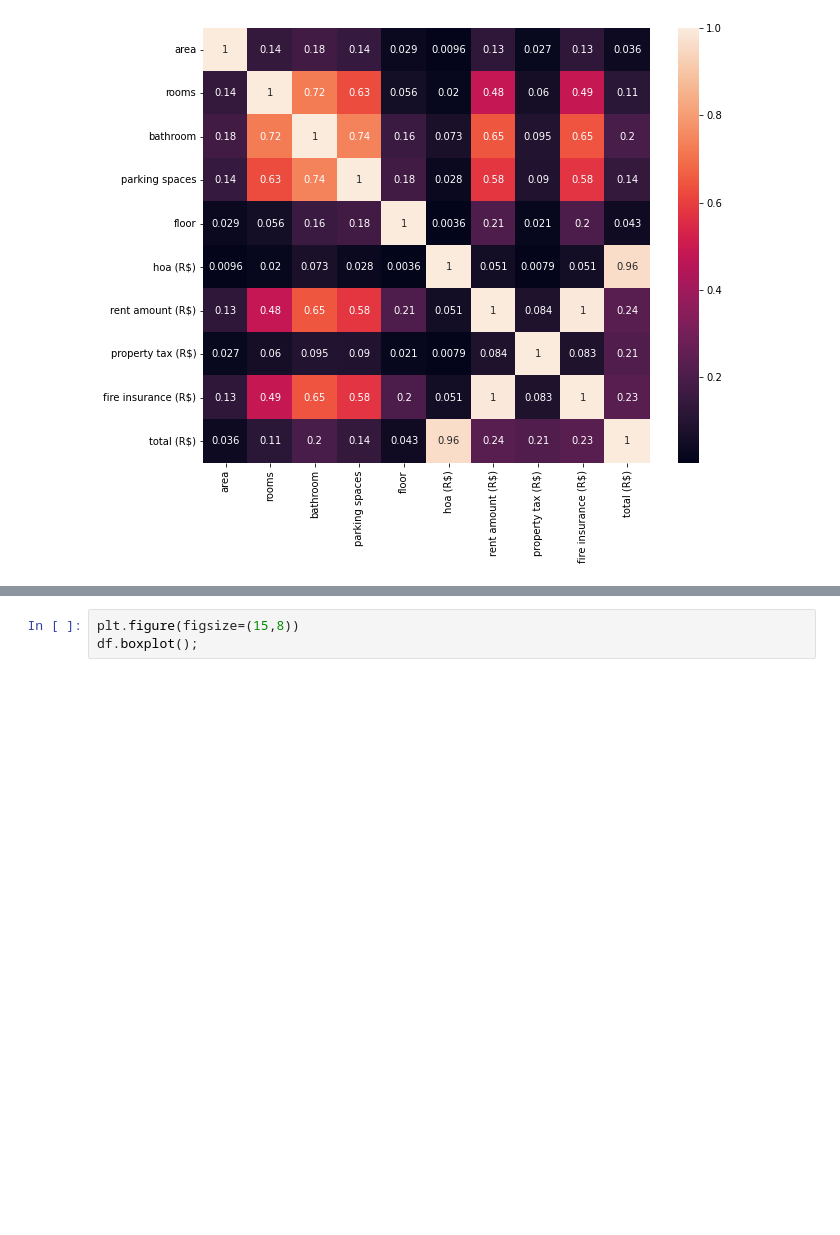
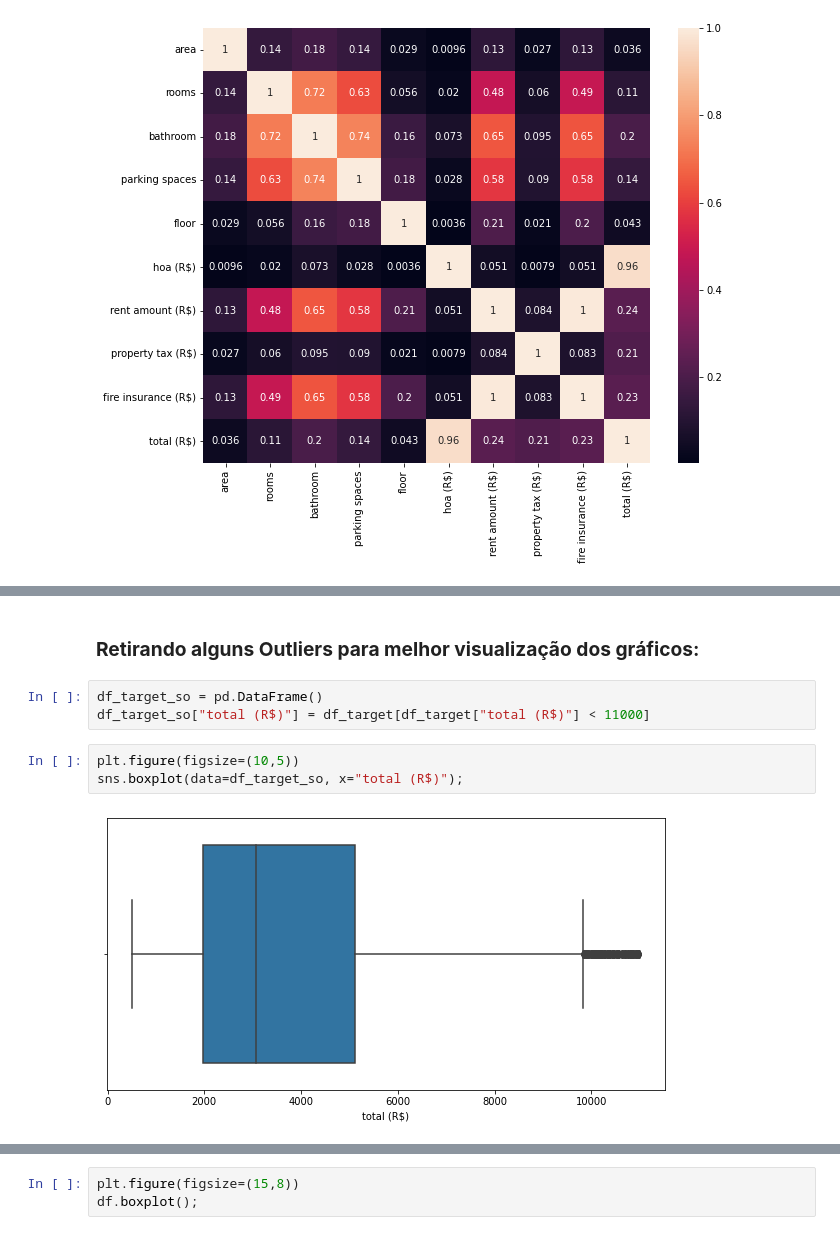
Before and after one commit to fabiobarreto-ds/data-analysis, a Jupyter notebook: 01-aluguel_de_casas_eda.ipynb, the cells around one changed output, grey strips where cells are left out. Cells and saved outputs as stored; diff of their text form; blank space fills up the shorter version.

```diff
--- a/01-aluguel_de_casas_eda.ipynb
+++ b/01-aluguel_de_casas_eda.ipynb
@@ -129,0 +195,10 @@ sns.pairplot(df);
+# %% [markdown]
+### **Retirando alguns Outliers para melhor visualização dos gráficos:**
+# %%
+df_target_so = pd.DataFrame()
+df_target_so["total (R$)"] = df_target[df_target["total (R$)"] < 11000]
+# %%
+plt.figure(figsize=(10,5))
+sns.boxplot(data=df_target_so, x="total (R$)");
+# %% [output]
+[figure, added]
```
Also changed, not shown: parts of 44 cells of this notebook.
